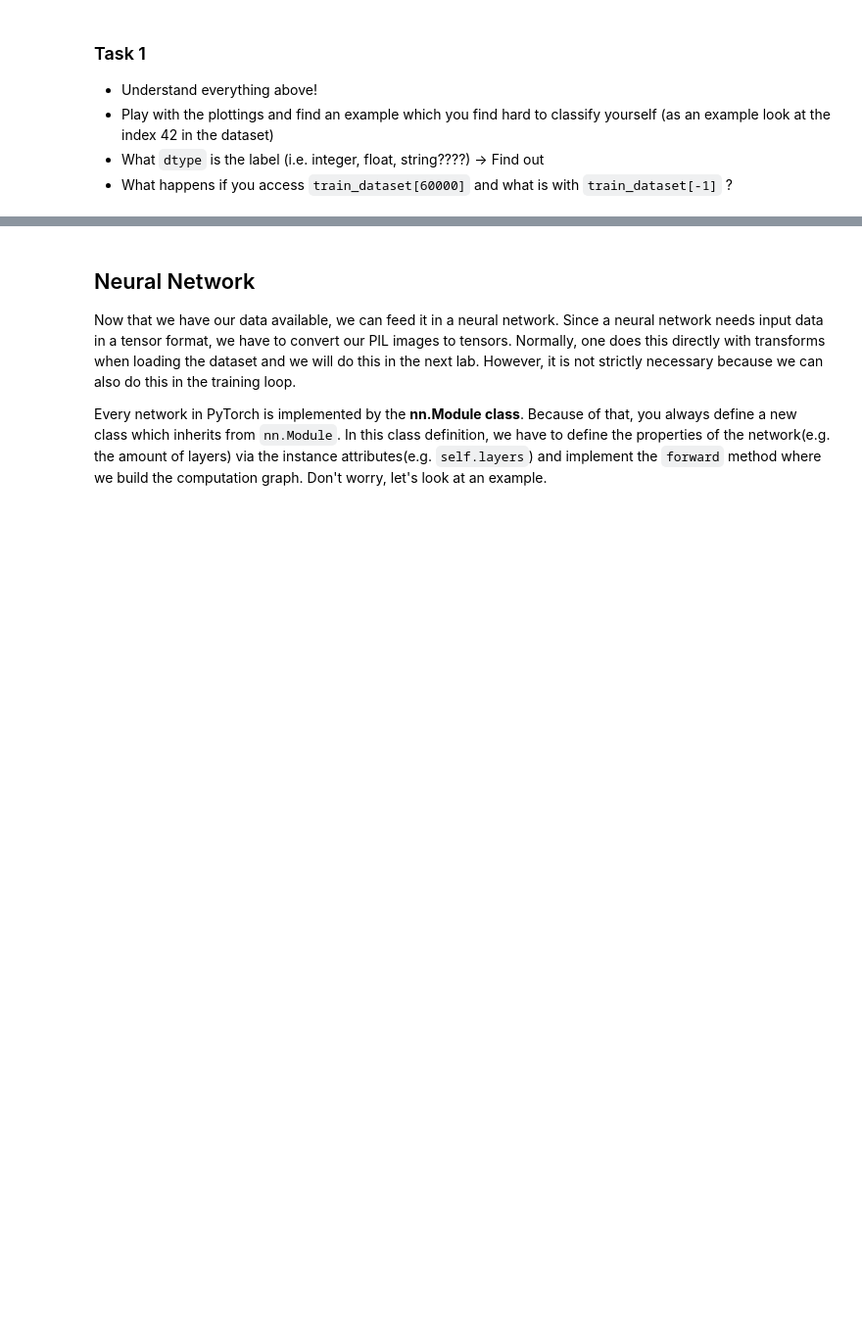
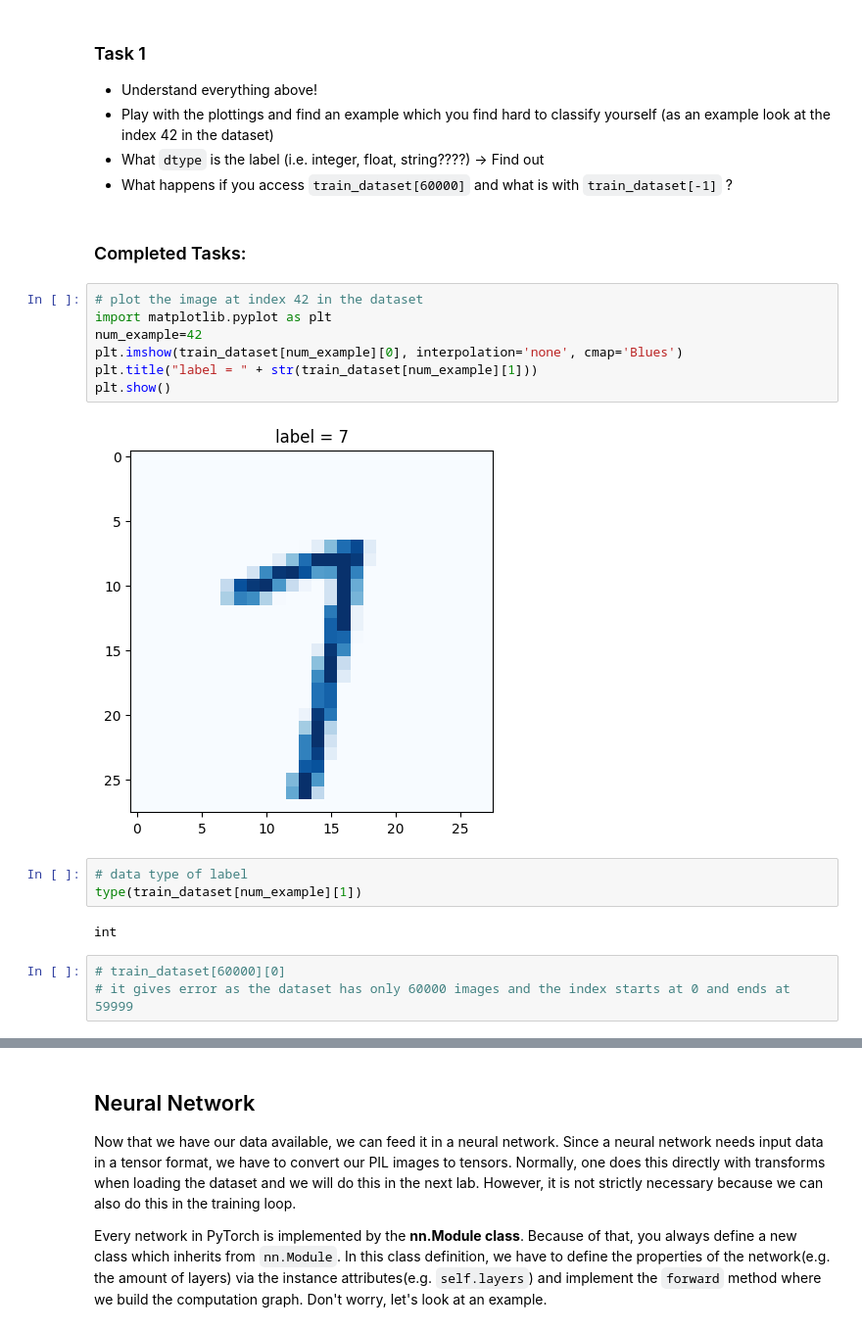
Before and after one commit to AammarTufail/intermediate_ml_course_pytorch, a Jupyter notebook: Week1/PyTorch101.ipynb, the cells around one changed output, grey strips where cells are left out. Shown at 98% size. Saved outputs shown, nothing was run; the diff lists cells and outputs as text; blank space fills up the shorter version.

```diff
--- a/Week1/PyTorch101.ipynb
+++ b/Week1/PyTorch101.ipynb
@@ -141,3 +127,22 @@ for i in range(6):
 *   Play with the plottings and find an example which you find hard to classify yourself (as an example look at the index 42 in the dataset)
 *   What `dtype` is the label (i.e. integer, float, string????) -> Find out
 *   What happens if you access `train_dataset[60000]` and what is with `train_dataset[-1]` ?
+# %% [markdown]
+### Completed Tasks:
+# %%
+# plot the image at index 42 in the dataset
+import matplotlib.pyplot as plt
+num_example=42
+plt.imshow(train_dataset[num_example][0], interpolation='none', cmap='Blues')
+plt.title("label = " + str(train_dataset[num_example][1]))
+plt.show()
+# %% [output]
+[figure, added]
+# %%
+# data type of label
+type(train_dataset[num_example][1])
+# %% [output]
+int
+# %%
+# train_dataset[60000][0]
+# it gives error as the dataset has only 60000 images and the index starts at 0 and ends at 59999
```
Also changed, not shown: parts of 25 cells of this notebook, 3 other files.
